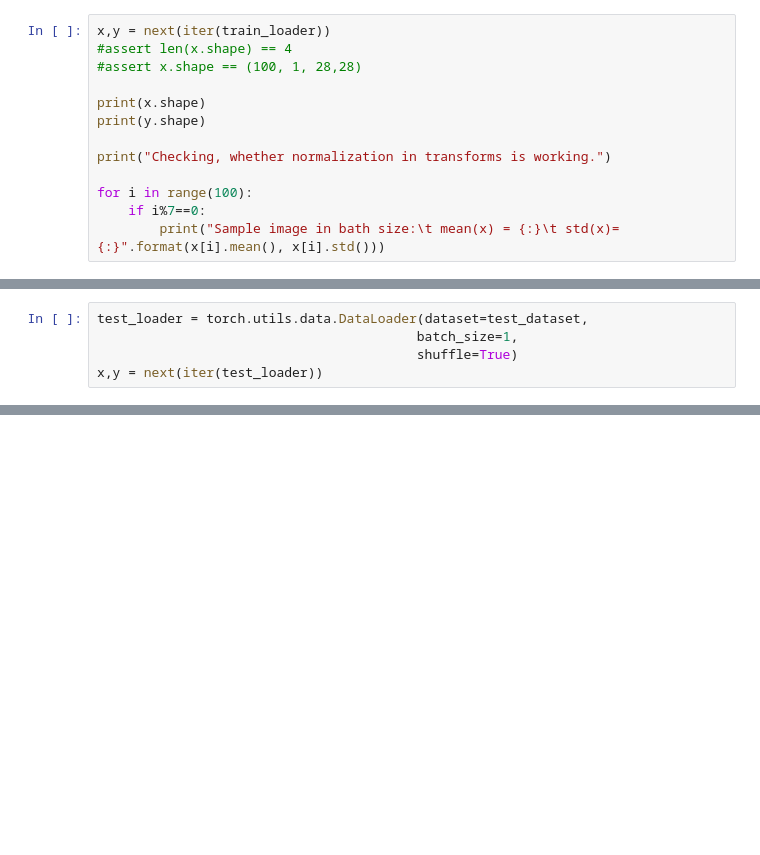
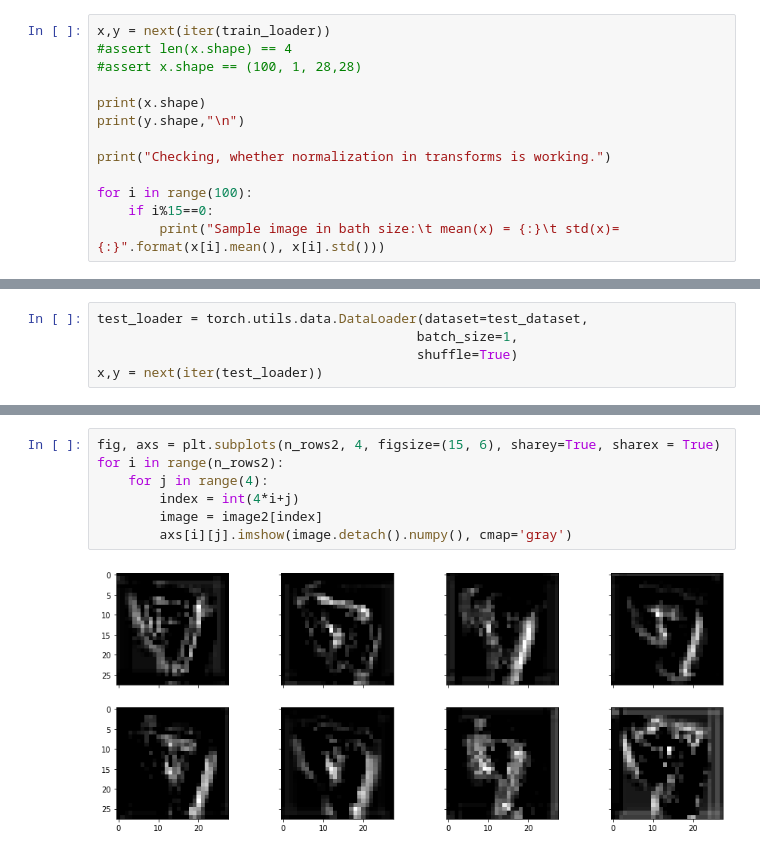
Before and after one commit to Milwa97/MasterThesis, a Jupyter notebook: ConvolutionalNN Open.ipynb, the cells around one changed output, grey strips where cells are left out. Drawn from its saved outputs; the diff is of its cells as text; blank space fills up the shorter version.

```diff
--- a/ConvolutionalNN Open.ipynb
+++ b/ConvolutionalNN Open.ipynb
@@ -93,12 +82,12 @@ x,y = next(iter(train_loader))
 #assert x.shape == (100, 1, 28,28)
 
 print(x.shape)
-print(y.shape)
+print(y.shape,"\n")
 
 print("Checking, whether normalization in transforms is working.")
 
 for i in range(100):
-    if i%7==0:
+    if i%15==0:
         print("Sample image in bath size:\t mean(x) = {:}\t std(x)={:}".format(x[i].mean(), x[i].std()))
 # %% [output]
 torch.Size([1000, 1, 28, 28])
@@ -456,0 +453,9 @@ plt.imshow(image2.detach().numpy())
+# %%
+fig, axs = plt.subplots(n_rows2, 4, figsize=(15, 6), sharey=True, sharex = True)
+for i in range(n_rows2):
+    for j in range(4):
+        index = int(4*i+j)
+        image = image2[index]
+        axs[i][j].imshow(image.detach().numpy(), cmap='gray')
+# %% [output]
+[figure, added]
```
Also changed, not shown: parts of 26 cells of this notebook.
